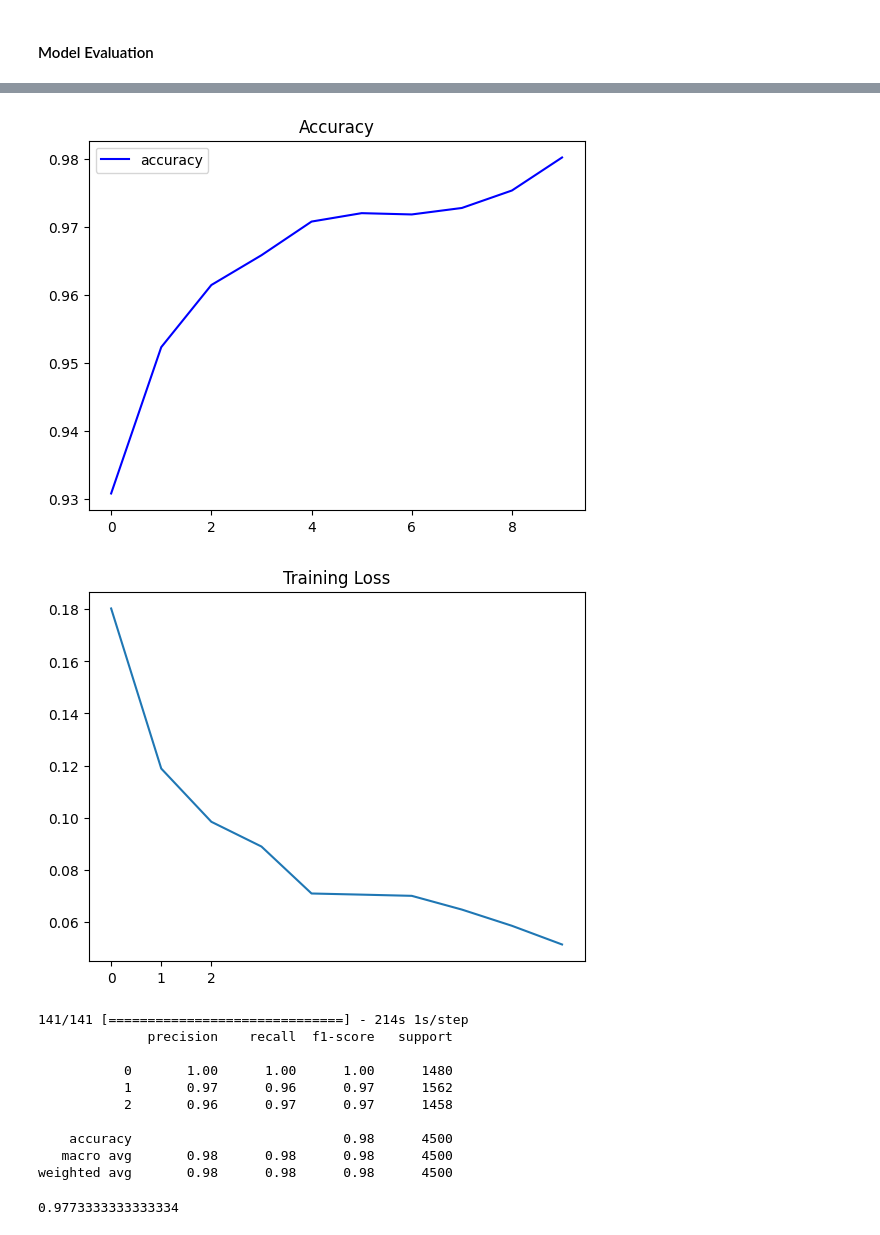
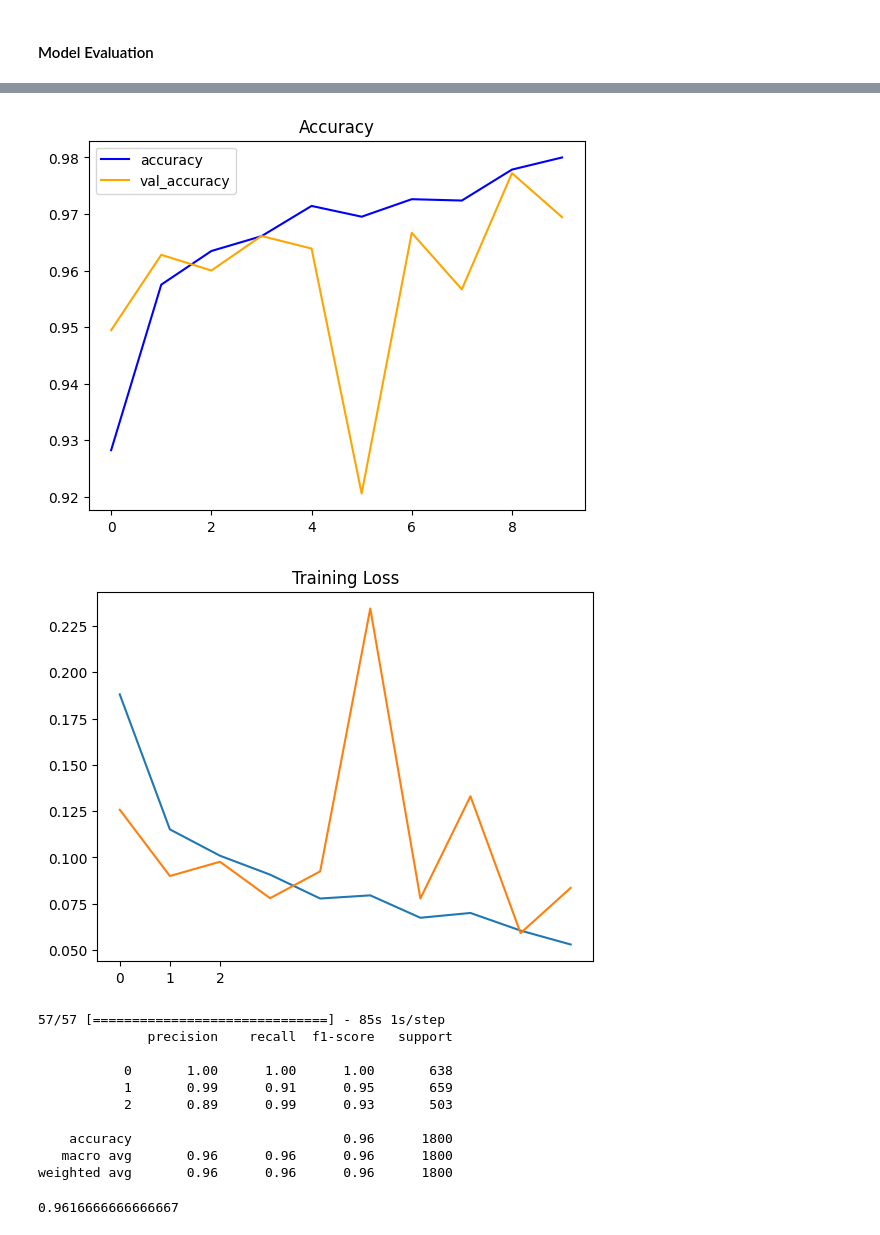
Before and after one commit to abijith-tk/DeepLearning, a Jupyter notebook: model1.ipynb, the cells around one changed output, grey strips where cells are left out. Drawn from its saved outputs; the diff is of its cells as text; code cells hidden in the pictures.

Commit message:
Added Validatation on model 1

```diff
--- a/model1.ipynb
+++ b/model1.ipynb
@@ -61,5 +61,7 @@ y = np.array(y)
 #### Splitting the dataset for training and testing
 # %%
 x_train,x_test,y_train,y_test = train_test_split(x,y,train_size=0.7,random_state=10)
-x_train.shape
+x_test,x_val,y_test,y_val = train_test_split(x_test,y_test,test_size=0.5,random_state=10)
+print(x_train.shape)
+print(x_val.shape)
 # %% [output]
@@ -77,6 +80,7 @@ for layer in inc_res_model.layers:
     layer.trainable = False
 
 y_train_cat = to_categorical(y_train, num_classes=3)
+y_val_cat = to_categorical(y_val,num_classes=3)
 model.compile(optimizer='adam', loss='categorical_crossentropy', metrics=['accuracy'])
 model.summary()
 # %% [output]
@@ -98,6 +102,6 @@ Trainable params: 4611 (18.01 KB)
 Non-trainable params: 54336736 (207.28 MB)
 _________________________________________________________________
 # %%
-history = model.fit(x_train,y_train_cat,epochs=10,batch_size=8)
+history = model.fit(x_train,y_train_cat,validation_data=(x_val,y_val_cat),epochs=10,batch_size=8)
 # %% [output]
 Epoch 1/10
@@ -133,35 +137,37 @@ model.evaluate(x_test,y_test_cat)
 # %%
 plt.plot(history.history['accuracy'],color='blue',label='accuracy')
+plt.plot(history.history['val_accuracy'],color='orange',label='val_accuracy')
 plt.legend()
 plt.title('Accuracy')
 plt.show()
 # %% [output]
-[figure, old version]
+[figure, new version]
 # %%
 x=list(range(0,3))
 plt.plot(model_hist['loss'])
+plt.plot(model_hist['val_loss'])
 plt.xticks(x)
 plt.title("Training Loss")
 plt.show()
 # %% [output]
-[figure, old version]
+[figure, new version]
 # %%
 y_pred_model=model.predict(x_test)
 y_pred_model=np.argmax(y_pred_model,axis=1)
 print(classification_report(y_pred_model,y_test))
 # %% [output]
-141/141 [==============================] - 214s 1s/step
+57/57 [==============================] - 85s 1s/step
               precision    recall  f1-score   support
 
-           0       1.00      1.00      1.00      1480
-           1       0.97      0.96      0.97      1562
-           2       0.96      0.97      0.97      1458
+           0       1.00      1.00      1.00       638
+           1       0.99      0.91      0.95       659
+           2       0.89      0.99      0.93       503
 
-    accuracy                           0.98      4500
-   macro avg       0.98      0.98      0.98      4500
-weighted avg       0.98      0.98      0.98      4500
+    accuracy                           0.96      1800
+   macro avg       0.96      0.96      0.96      1800
+weighted avg       0.96      0.96      0.96      1800
 # %%
 accuracy_score(y_test,y_pred_model)
 # %% [output]
-0.9773333333333334
+0.9616666666666667
 # %%
```
Also changed, not shown: parts of 5 cells of this notebook.
